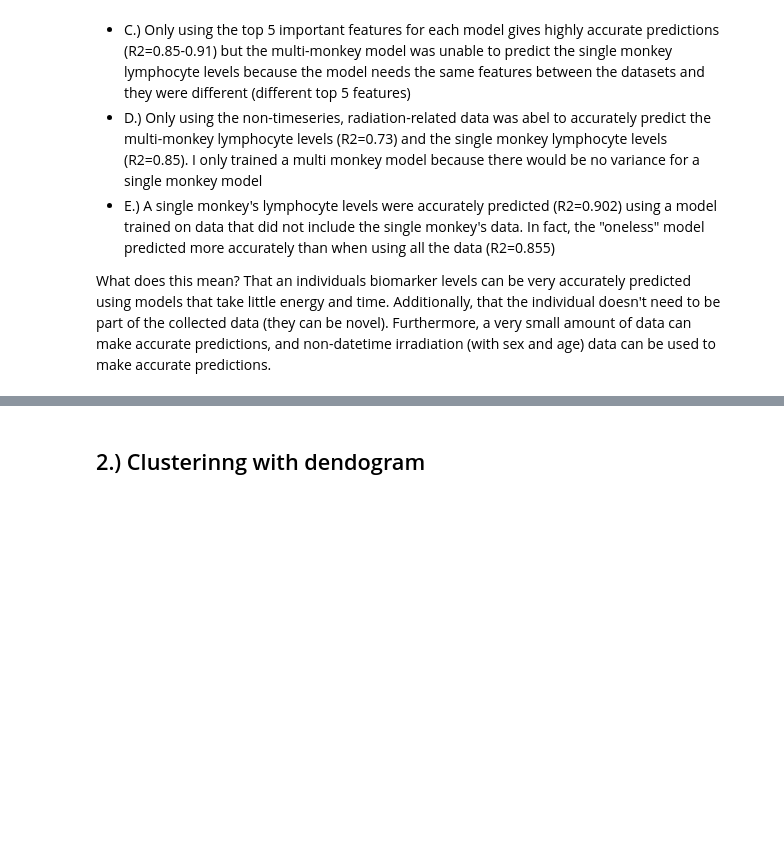
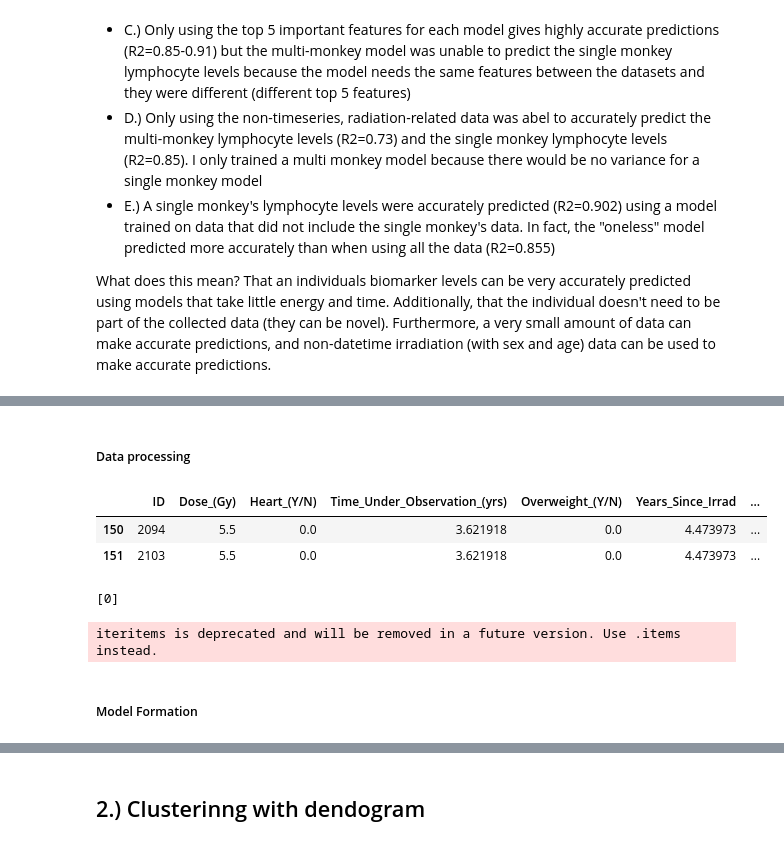
Before and after one commit to aidan-lew/monkey_health, a Jupyter notebook: B_monkeys.ipynb, the cells around one changed output, grey strips where cells are left out. Cells and saved outputs as stored; diff of their text form; code cells hidden in the pictures; blank space fills up the shorter version.

```diff
--- a/B_monkeys.ipynb
+++ b/B_monkeys.ipynb
@@ -1469,0 +1493,57 @@ What does this mean? That an individuals biomarker levels can be very accurately
+# %% [markdown]
+##### Data processing
+# %%
+### Make the reduced df
+
+#make a parent df
+minmod_health_monkey_df.copy()
+five_health_df = minmod_health_monkey_df[['ID', 'Dose_(Gy)', 'Heart_(Y/N)', 'Time_Under_Observation_(yrs)',
+                                'Overweight_(Y/N)','Years_Since_Irrad', 'Tumor_(Y/N)']]
+five_health_df.tail(2)
+# %% [output]
+|  | ID | Dose_(Gy) | Heart_(Y/N) | Time_Under_Observation_(yrs) | Overweight_(Y/N) | Years_Since_Irrad | ... |
+| 150 | 2094 | 5.5 | 0.0 | 3.621918 | 0.0 | 4.473973 | ... |
+| 151 | 2103 | 5.5 | 0.0 | 3.621918 | 0.0 | 4.473973 | ... |
+# %%
+### Process data for ML
+#make train/testdf
+(five_health_train_df, five_health_test_df)= five_health_df, five_health_df
+
+
+# label values extraction
+five_health_y=five_health_train_df['Tumor_(Y/N)']
+five_health_X=five_health_train_df.drop(['Tumor_(Y/N)'],axis=1)
+
+
+# Declare catagorical features - first & second column
+cat_features= list(range(0,five_health_X[five_health_X.columns[:1]].shape[1]))
+
+print(cat_features)
+
+
+#put the data into the pool
+five_health_pool = Pool(data=five_health_X, label=five_health_y, cat_features=cat_features)
+
+
+#train tesr split - 30% test
+five_health_data= train_test_split(five_health_X, five_health_y, test_size=0.3, random_state=0)
+
+#### The order of this matters###
+five_health_X_train, five_health_X_validation, five_health_y_train, five_health_y_validation= five_health_data
+
+five_health_train_pool = Pool(
+    data = five_health_X_train,
+    label = five_health_y_train,
+    cat_features = cat_features
+)
+
+five_health_validation_pool = Pool(
+    data = five_health_X_validation,
+    label = five_health_y_validation,
+    cat_features = cat_features
+)
+# %% [output]
+[0]
+iteritems is deprecated and will be removed in a future version. Use .items instead.
+# %% [markdown]
+##### Model Formation
```
Also changed, not shown: parts of 16 cells of this notebook.
